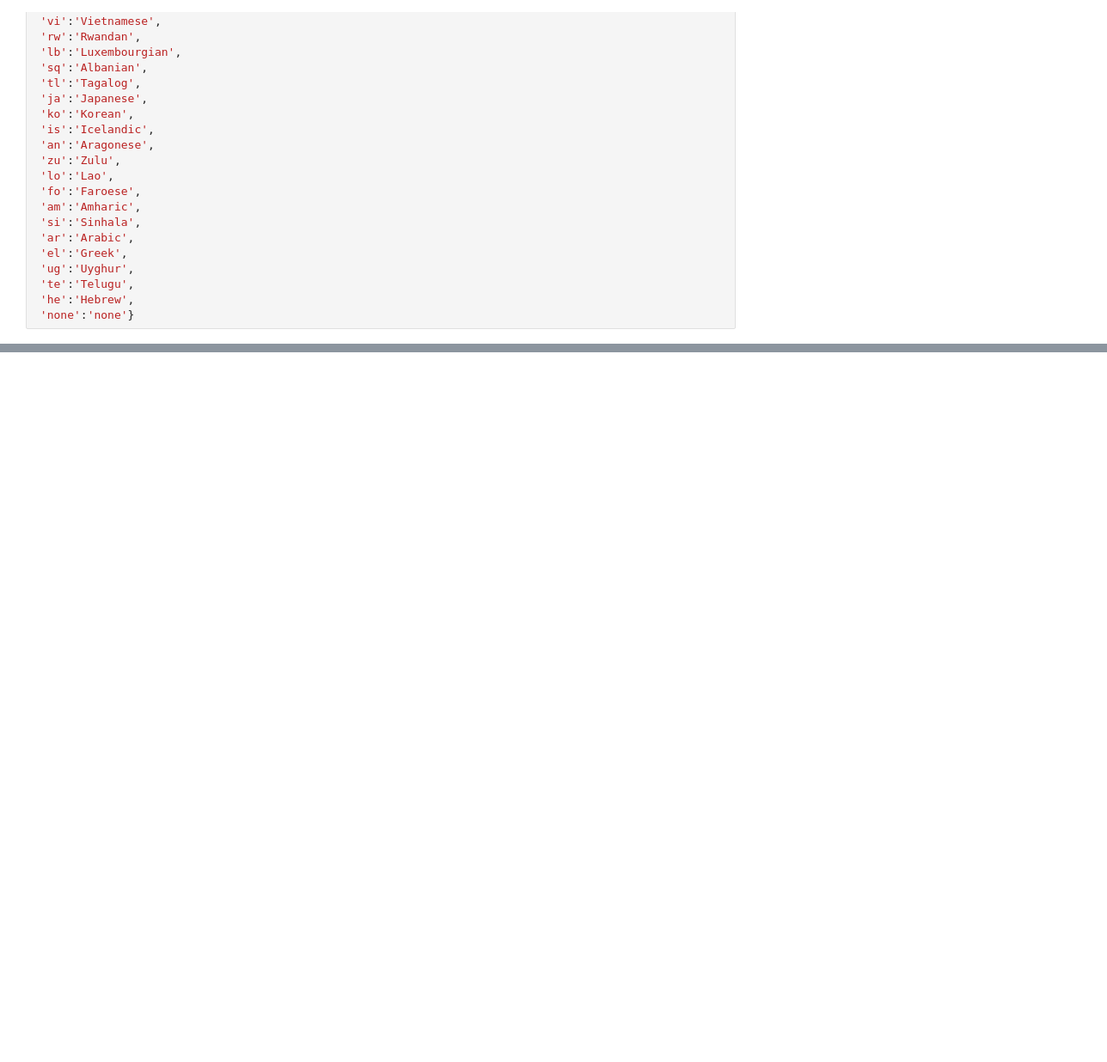
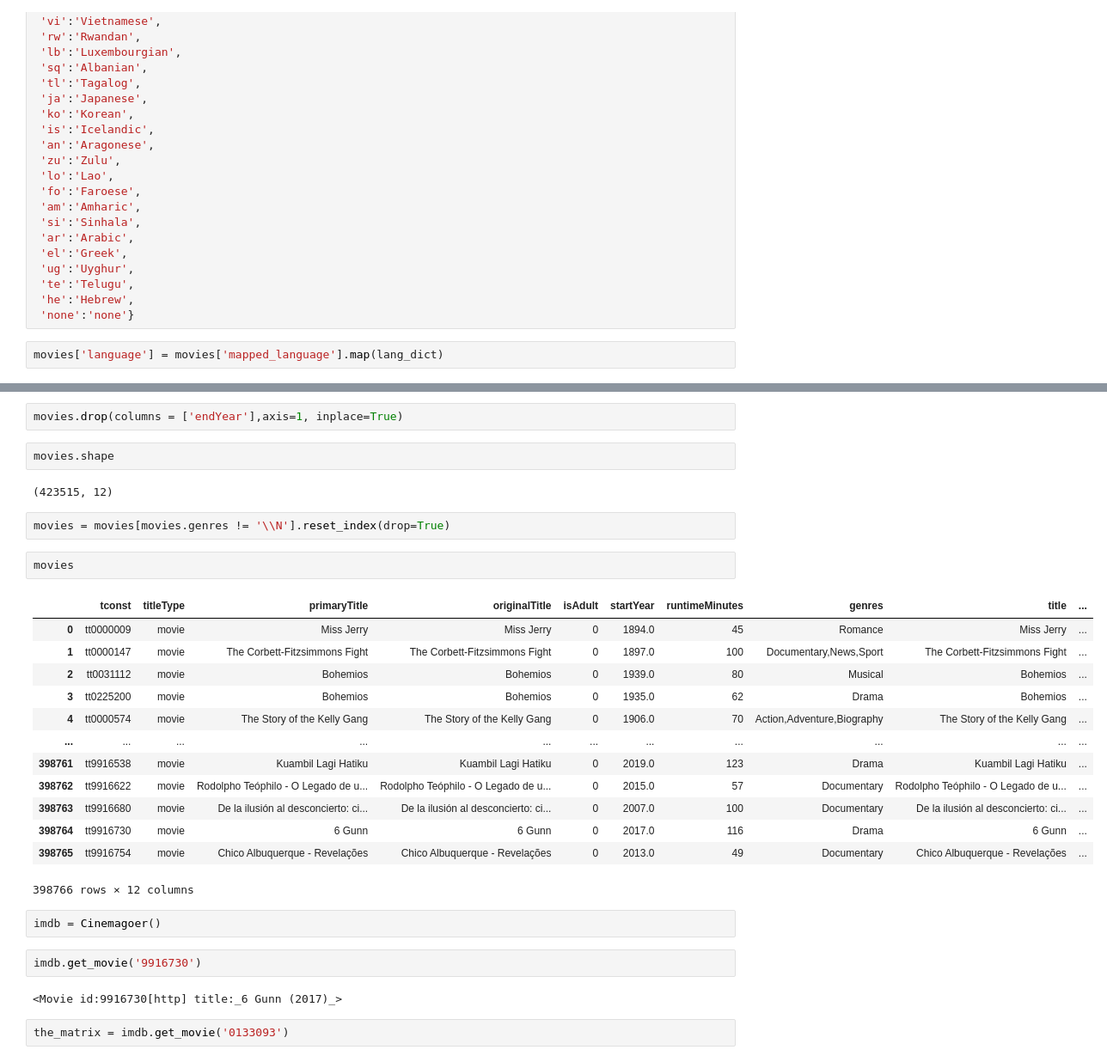
Before and after one commit to nikhilshenai/tableau_viz_prep, a Jupyter notebook: movies_vizdata.ipynb, the cells around one changed output, grey strips where cells are left out. Shown at 86% size. Cells and saved outputs as stored; diff of their text form; blank space fills up the shorter version.

Commit message:
added Cinemagoer

```diff
--- a/movies_vizdata.ipynb
+++ b/movies_vizdata.ipynb
@@ -233,3 +243,5 @@ lang_dict = {'en':'English',
  'te':'Telugu',
  'he':'Hebrew',
  'none':'none'}
+# %%
+movies['language'] = movies['mapped_language'].map(lang_dict)
@@ -235,0 +257,32 @@ lang_dict = {'en':'English',
+# %%
+movies.drop(columns = ['endYear'],axis=1, inplace=True)
+# %%
+movies.shape
+# %% [output]
+(423515, 12)
+# %%
+movies = movies[movies.genres != '\\N'].reset_index(drop=True)
+# %%
+movies
+# %% [output]
+|  | tconst | titleType | primaryTitle | originalTitle | isAdult | startYear | runtimeMinutes | genres | title | ... |
+| 0 | tt0000009 | movie | Miss Jerry | Miss Jerry | 0 | 1894.0 | 45 | Romance | Miss Jerry | ... |
+| 1 | tt0000147 | movie | The Corbett-Fitzsimmons Fight | The Corbett-Fitzsimmons Fight | 0 | 1897.0 | 100 | Documentary,News,Sport | The Corbett-Fitzsimmons Fight | ... |
+| 2 | tt0031112 | movie | Bohemios | Bohemios | 0 | 1939.0 | 80 | Musical | Bohemios | ... |
+| 3 | tt0225200 | movie | Bohemios | Bohemios | 0 | 1935.0 | 62 | Drama | Bohemios | ... |
+| 4 | tt0000574 | movie | The Story of the Kelly Gang | The Story of the Kelly Gang | 0 | 1906.0 | 70 | Action,Adventure,Biography | The Story of the Kelly Gang | ... |
+| ... | ... | ... | ... | ... | ... | ... | ... | ... | ... | ... |
+| 398761 | tt9916538 | movie | Kuambil Lagi Hatiku | Kuambil Lagi Hatiku | 0 | 2019.0 | 123 | Drama | Kuambil Lagi Hatiku | ... |
+| 398762 | tt9916622 | movie | Rodolpho Teóphilo - O Legado de u... | Rodolpho Teóphilo - O Legado de u... | 0 | 2015.0 | 57 | Documentary | Rodolpho Teóphilo - O Legado de u... | ... |
+| 398763 | tt9916680 | movie | De la ilusión al desconcierto: ci... | De la ilusión al desconcierto: ci... | 0 | 2007.0 | 100 | Documentary | De la ilusión al desconcierto: ci... | ... |
+| 398764 | tt9916730 | movie | 6 Gunn | 6 Gunn | 0 | 2017.0 | 116 | Drama | 6 Gunn | ... |
+| 398765 | tt9916754 | movie | Chico Albuquerque - Revelações | Chico Albuquerque - Revelações | 0 | 2013.0 | 49 | Documentary | Chico Albuquerque - Revelações | ... |
+398766 rows × 12 columns
+# %%
+imdb = Cinemagoer()
+# %%
+imdb.get_movie('9916730')
+# %% [output]
+<Movie id:9916730[http] title:_6 Gunn (2017)_>
+# %%
+the_matrix = imdb.get_movie('0133093')
```
Also changed, not shown: parts of 5 cells of this notebook.
